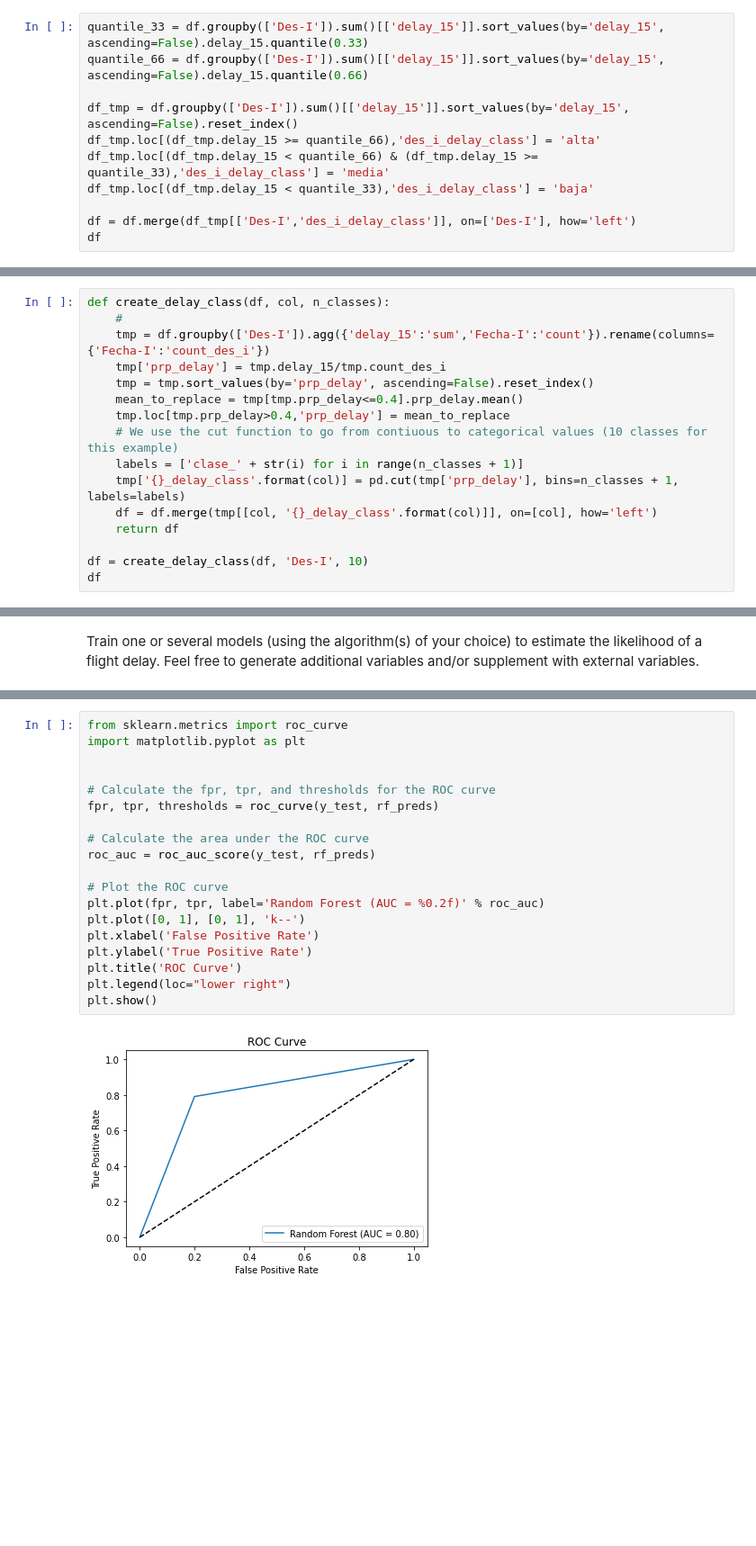
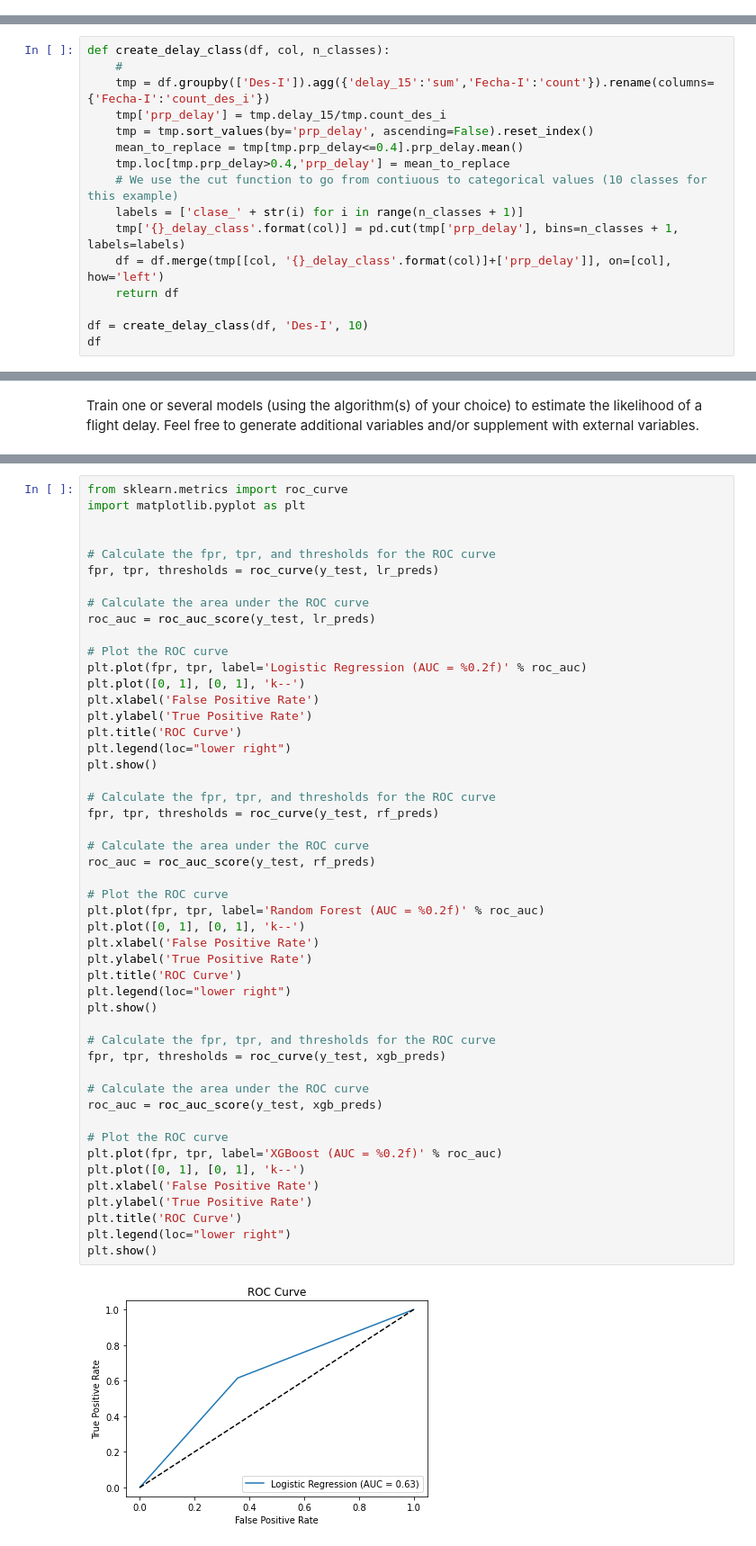
Before and after one commit to almendradelmoral/Challenge-Data-Scientist-Almendra-del-Moral, a Jupyter notebook: solution.ipynb, the cells around one changed output, grey strips where cells are left out. Shown: that part at 90% size. Drawn from its saved outputs; the diff is of its cells as text; blank space fills up the shorter version.

```diff
--- a/solution.ipynb
+++ b/solution.ipynb
@@ -322,14 +322,3 @@ Based on the exploratory analysis, we can observe the following behavior of dela
 * Season: The delay rate is almost the same on both cases.
 
 * Type of flight: International flights have a relatively higher delay rate as compared to national flights.
-# %%
-quantile_33 = df.groupby(['Des-I']).sum()[['delay_15']].sort_values(by='delay_15', ascending=False).delay_15.quantile(0.33)
-quantile_66 = df.groupby(['Des-I']).sum()[['delay_15']].sort_values(by='delay_15', ascending=False).delay_15.quantile(0.66)
-
-df_tmp = df.groupby(['Des-I']).sum()[['delay_15']].sort_values(by='delay_15', ascending=False).reset_index()
-df_tmp.loc[(df_tmp.delay_15 >= quantile_66),'des_i_delay_class'] = 'alta'
-df_tmp.loc[(df_tmp.delay_15 < quantile_66) & (df_tmp.delay_15 >= quantile_33),'des_i_delay_class'] = 'media'
-df_tmp.loc[(df_tmp.delay_15 < quantile_33),'des_i_delay_class'] = 'baja'
-
-df = df.merge(df_tmp[['Des-I','des_i_delay_class']], on=['Des-I'], how='left')
-df
@@ -407,7 +381,7 @@ def create_delay_class(df, col, n_classes):
     # We use the cut function to go from contiuous to categorical values (10 classes for this example)
     labels = ['clase_' + str(i) for i in range(n_classes + 1)]
     tmp['{}_delay_class'.format(col)] = pd.cut(tmp['prp_delay'], bins=n_classes + 1, labels=labels)
-    df = df.merge(tmp[[col, '{}_delay_class'.format(col)]], on=[col], how='left')
+    df = df.merge(tmp[[col, '{}_delay_class'.format(col)]+['prp_delay']], on=[col], how='left')
     return df
 
 df = create_delay_class(df, 'Des-I', 10)
@@ -562,21 +618,51 @@ Dado lo anterior, se debería utilizar la métrica de precision para realizar la
 # %%
 from sklearn.metrics import roc_curve
 import matplotlib.pyplot as plt
 
+
+# Calculate the fpr, tpr, and thresholds for the ROC curve
+fpr, tpr, thresholds = roc_curve(y_test, lr_preds)
+
+# Calculate the area under the ROC curve
+roc_auc = roc_auc_score(y_test, lr_preds)
+
+# Plot the ROC curve
+plt.plot(fpr, tpr, label='Logistic Regression (AUC = %0.2f)' % roc_auc)
+plt.plot([0, 1], [0, 1], 'k--')
+plt.xlabel('False Positive Rate')
+plt.ylabel('True Positive Rate')
+plt.title('ROC Curve')
+plt.legend(loc="lower right")
+plt.show()
 
 # Calculate the fpr, tpr, and thresholds for the ROC curve
 fpr, tpr, thresholds = roc_curve(y_test, rf_preds)
 
 # Calculate the area under the ROC curve
 roc_auc = roc_auc_score(y_test, rf_preds)
 
 # Plot the ROC curve
 plt.plot(fpr, tpr, label='Random Forest (AUC = %0.2f)' % roc_auc)
 plt.plot([0, 1], [0, 1], 'k--')
 plt.xlabel('False Positive Rate')
 plt.ylabel('True Positive Rate')
 plt.title('ROC Curve')
 plt.legend(loc="lower right")
 plt.show()
+
+# Calculate the fpr, tpr, and thresholds for the ROC curve
+fpr, tpr, thresholds = roc_curve(y_test, xgb_preds)
+
+# Calculate the area under the ROC curve
+roc_auc = roc_auc_score(y_test, xgb_preds)
+
+# Plot the ROC curve
+plt.plot(fpr, tpr, label='XGBoost (AUC = %0.2f)' % roc_auc)
+plt.plot([0, 1], [0, 1], 'k--')
+plt.xlabel('False Positive Rate')
+plt.ylabel('True Positive Rate')
+plt.title('ROC Curve')
+plt.legend(loc="lower right")
+plt.show()
 # %% [output]
-[figure, old version]
+[figure, new version]
```
Also changed, not shown: parts of 16 cells of this notebook.
